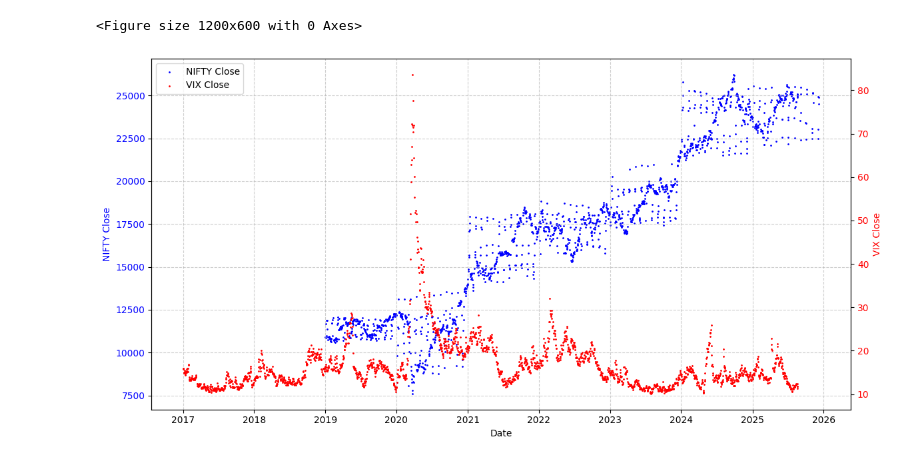
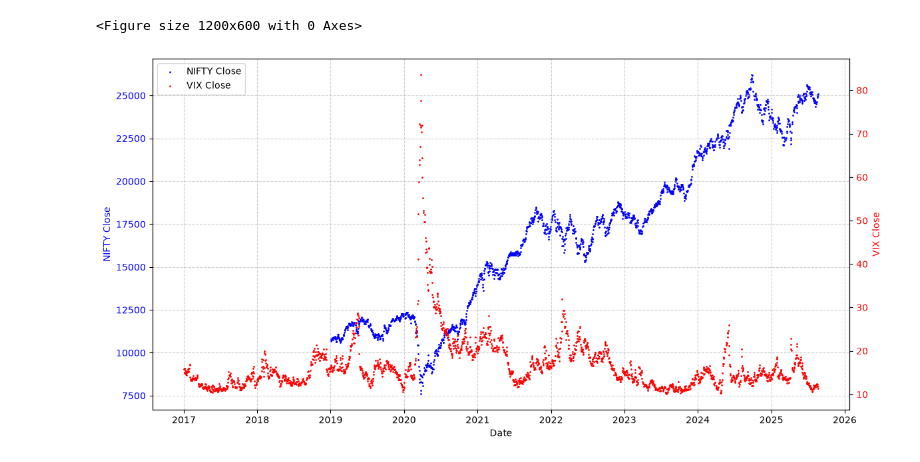
Before and after one commit to sarthakpadhi/marketRegime, a Jupyter notebook: macro-regime.ipynb, the cells around one changed output. Saved outputs shown, nothing was run; the diff lists cells and outputs as text; code cells hidden in the pictures.

```diff
--- a/macro-regime.ipynb
+++ b/macro-regime.ipynb
@@ -7,39 +7,39 @@ df_nifty = pd.read_csv('NIFTY.csv')
 df_vix = pd.read_csv('VIX.csv')
 # %%
 
-df_nifty["Date"] = pd.to_datetime(df_nifty["Date"])
-df_vix["Date"] = pd.to_datetime(df_vix["Date"])
+df_nifty["Date"] = pd.to_datetime(df_nifty["Date"], dayfirst=True)  # NIFTY.csv is DD/MM/YY
+df_vix["Date"] = pd.to_datetime(df_vix["Date"], dayfirst=False)  # VIX.csv is MM/DD/YY
 
 df_nifty.set_index("Date", inplace=True)
 df_nifty.sort_values("Date", inplace=True)
 
 df_vix.set_index("Date", inplace=True)
 df_vix.sort_values("Date", inplace=True)
 
 
 ## PLOT BOTH NIFTY AND VIX
 
 plt.figure(figsize=(12, 6))
 fig, ax1 = plt.subplots(figsize=(12, 6))
 ax1.scatter(df_nifty.index, df_nifty["Close"], s=1, color="blue", label="NIFTY Close")
 ax1.set_xlabel("Date")
 ax1.set_ylabel("NIFTY Close", color="blue")
 ax1.tick_params(axis="y", labelcolor="blue")
 
 ax2 = ax1.twinx()
 ax2.scatter(df_vix.index, df_vix["Close"], s=1, color="red", label="VIX Close")
 ax2.set_ylabel("VIX Close", color="red")
 ax2.tick_params(axis="y", labelcolor="red")
 
 ax1.grid(True, which="both", linestyle="--", alpha=0.6)
 fig.tight_layout()
 
 lines_1, labels_1 = ax1.get_legend_handles_labels()
 lines_2, labels_2 = ax2.get_legend_handles_labels()
 ax1.legend(lines_1 + lines_2, labels_1 + labels_2, loc="upper left")
 
 plt.show()
 # %% [output]
 <Figure size 1200x600 with 0 Axes>
-[figure, old version]
+[figure, new version]
 # %%
```
Also changed, not shown: parts of 16 cells of this notebook, 9 other files.
